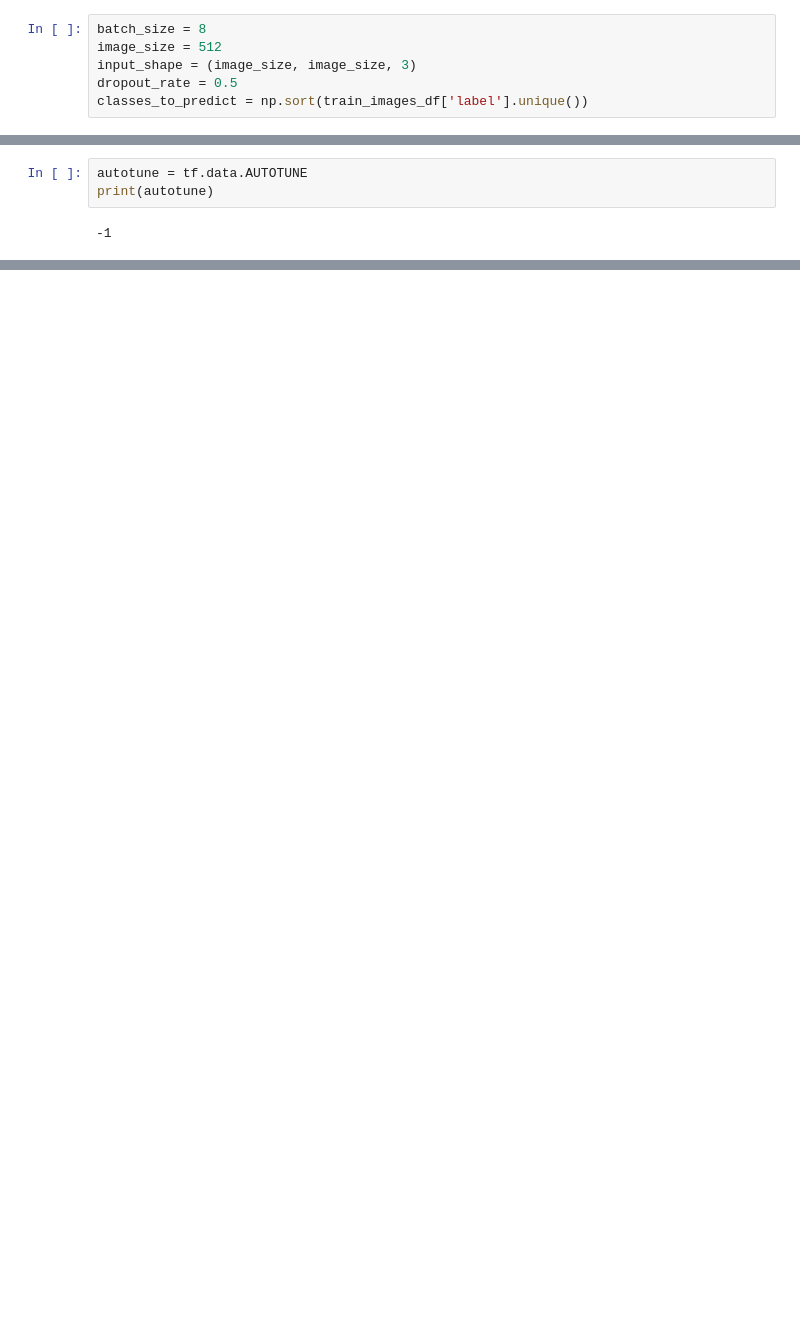
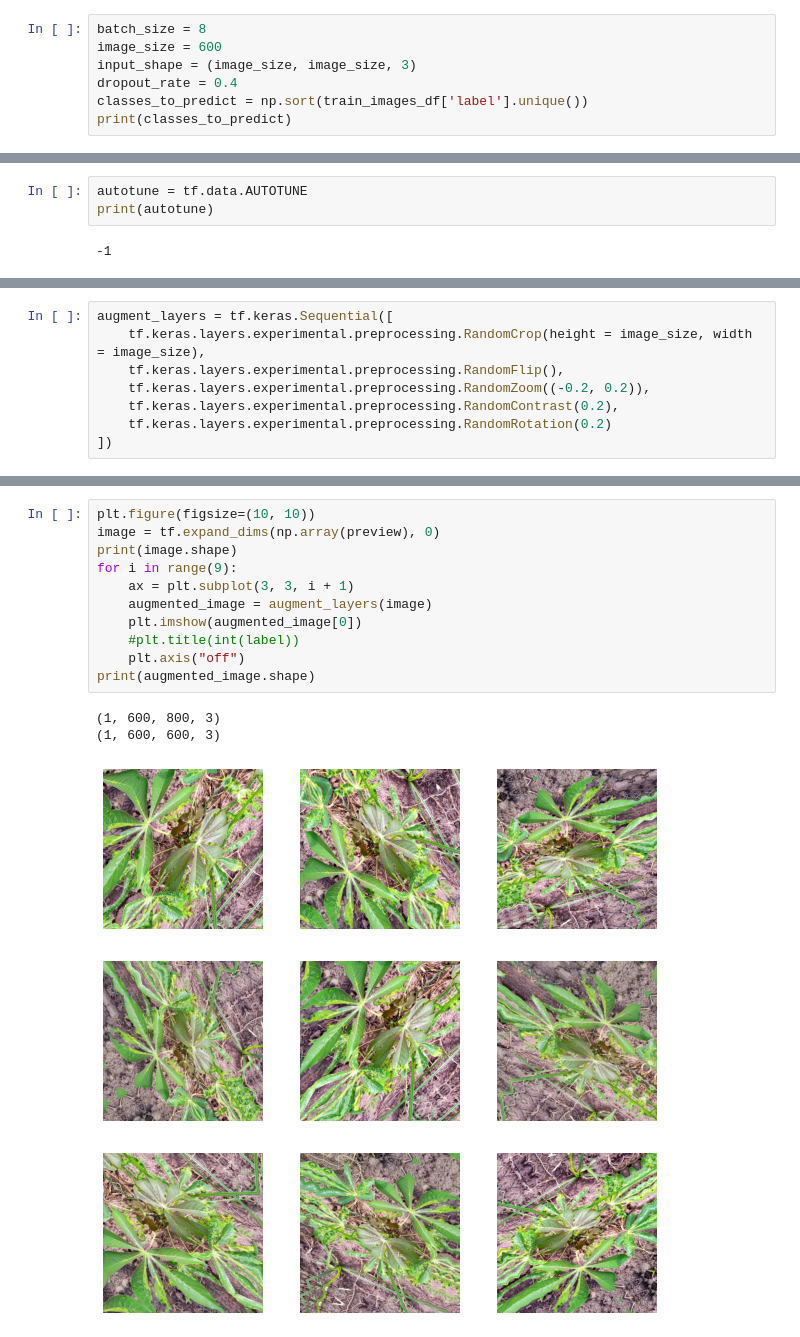
Before and after one commit to fudw/cassava-diseases-classification, a Jupyter notebook: cassava-diseases-classification-tf.ipynb, the cells around one changed output, grey strips where cells are left out. Drawn from its saved outputs; the diff is of its cells as text; blank space fills up the shorter version.

```diff
--- a/cassava-diseases-classification-tf.ipynb
+++ b/cassava-diseases-classification-tf.ipynb
@@ -88,7 +90,8 @@ train_images_df = images_df[:train_count]
 val_images_df = images_df[train_count:]
 # %%
 batch_size = 8
-image_size = 512
+image_size = 600
 input_shape = (image_size, image_size, 3)
-dropout_rate = 0.5
+dropout_rate = 0.4
 classes_to_predict = np.sort(train_images_df['label'].unique())
+print(classes_to_predict)
@@ -165,0 +169,8 @@ NameError: name 'train_data' is not defined
+# %%
+augment_layers = tf.keras.Sequential([
+    tf.keras.layers.experimental.preprocessing.RandomCrop(height = image_size, width = image_size),
+    tf.keras.layers.experimental.preprocessing.RandomFlip(),
+    tf.keras.layers.experimental.preprocessing.RandomZoom((-0.2, 0.2)),
+    tf.keras.layers.experimental.preprocessing.RandomContrast(0.2),
+    tf.keras.layers.experimental.preprocessing.RandomRotation(0.2)
+])
@@ -165,0 +185,15 @@ NameError: name 'train_data' is not defined
+# %%
+plt.figure(figsize=(10, 10))
+image = tf.expand_dims(np.array(preview), 0)
+print(image.shape)
+for i in range(9):
+    ax = plt.subplot(3, 3, i + 1)
+    augmented_image = augment_layers(image)
+    plt.imshow(augmented_image[0])
+    #plt.title(int(label))
+    plt.axis("off")
+print(augmented_image.shape)
+# %% [output]
+(1, 600, 800, 3)
+(1, 600, 600, 3)
+[figure, added]
```
Also changed, not shown: parts of 28 cells of this notebook.
